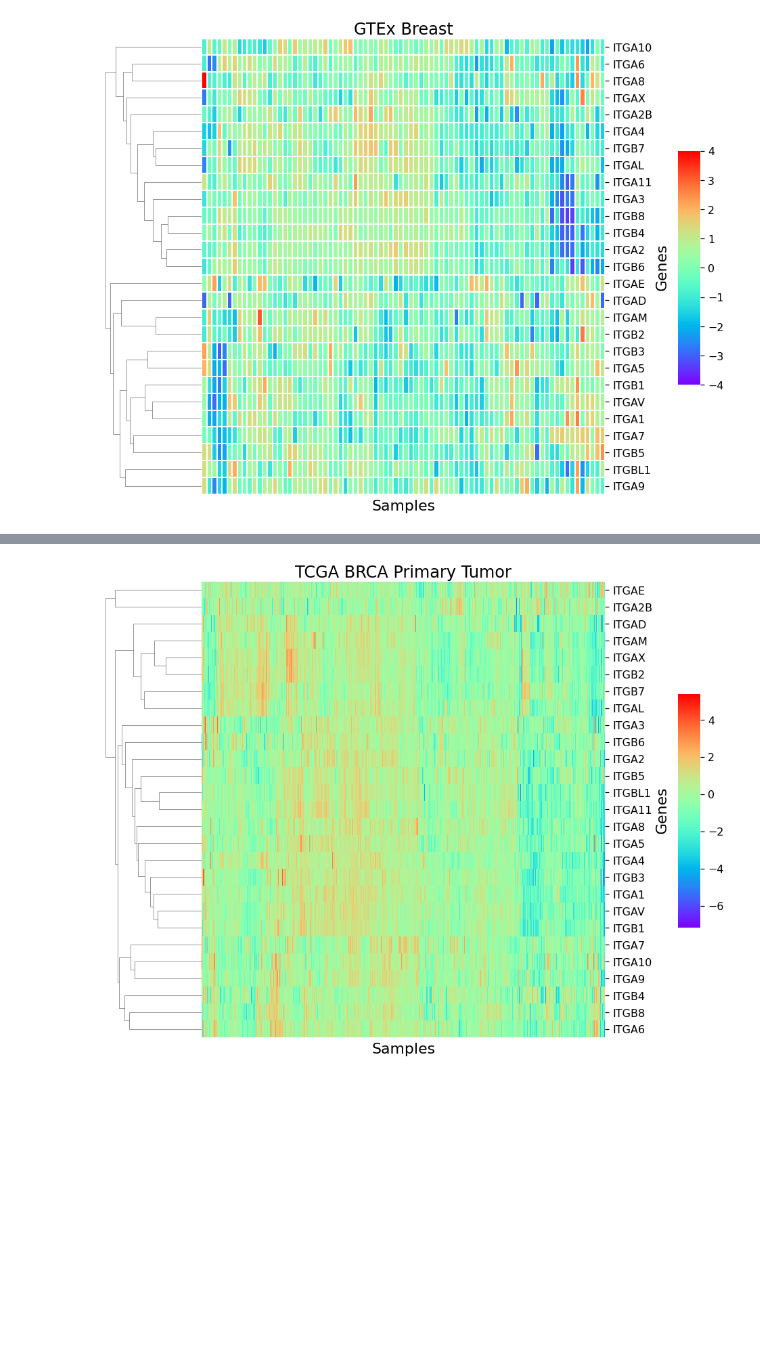
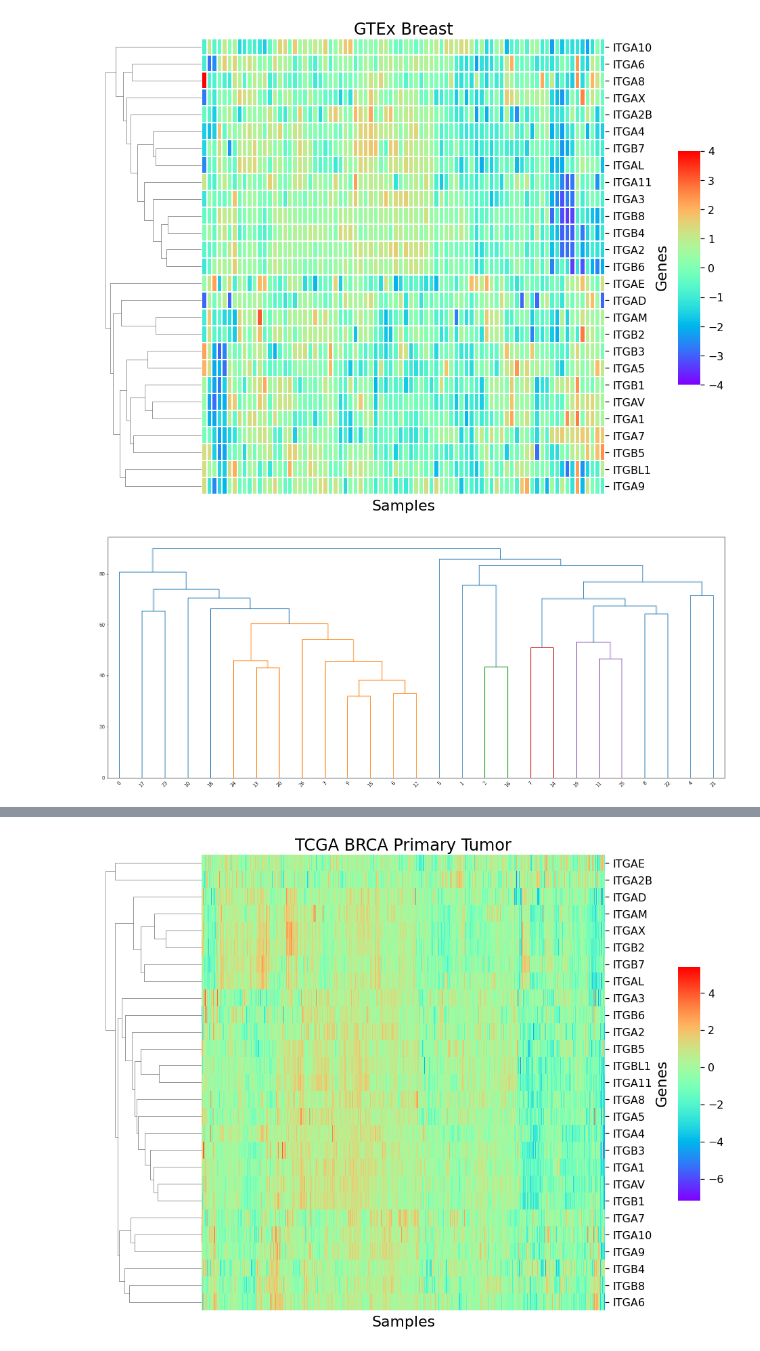
Before and after one commit to hshadman/integrin_expression_data_mining, a Jupyter notebook: jesse_code/gene_networking_analysis_BRCA_v2_(gtex_males_excluded).ipynb, the cells around one changed output, grey strips where cells are left out. Saved outputs shown, nothing was run; the diff lists cells and outputs as text; code cells hidden in the pictures; blank space fills up the shorter version.

```diff
--- a/jesse_code/gene_networking_analysis_BRCA_v2_(gtex_males_excluded).ipynb
+++ b/jesse_code/gene_networking_analysis_BRCA_v2_(gtex_males_excluded).ipynb
@@ -950,3 +950,16 @@ ax.ax_col_dendrogram.set_visible(False)
 del heatmap_df
 # %% [output]
 [figure]
+# %%
+from scipy.cluster.hierarchy import dendrogram, linkage
+heatmap_df = df_int[df_int.columns[df_int.columns.str.contains('ITG')]].copy()
+
+#convert to Z-score
+heatmap_df = (heatmap_df-heatmap_df.mean())/heatmap_df.std()
+
+
+Z = linkage(heatmap_df.T, method='average',metric='cityblock')
+fig = plt.figure(figsize=(25, 10))
+dn = dendrogram(Z)
+# %% [output]
+[figure, added]
```
Also changed, not shown: parts of 7 cells of this notebook.
